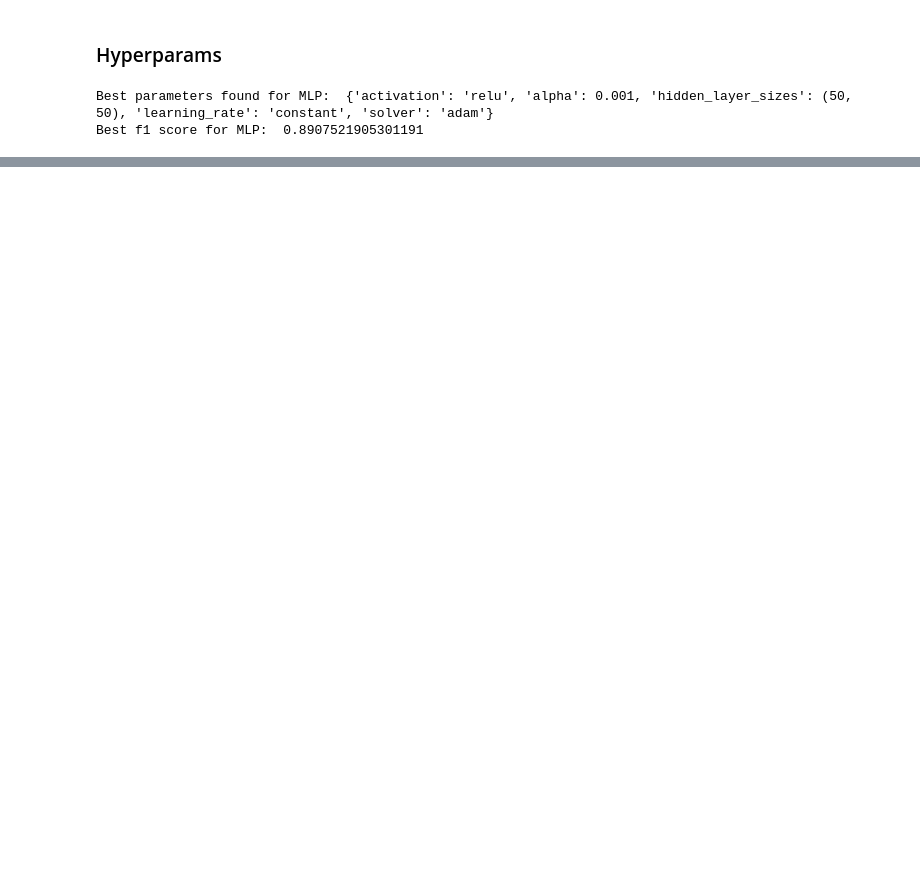
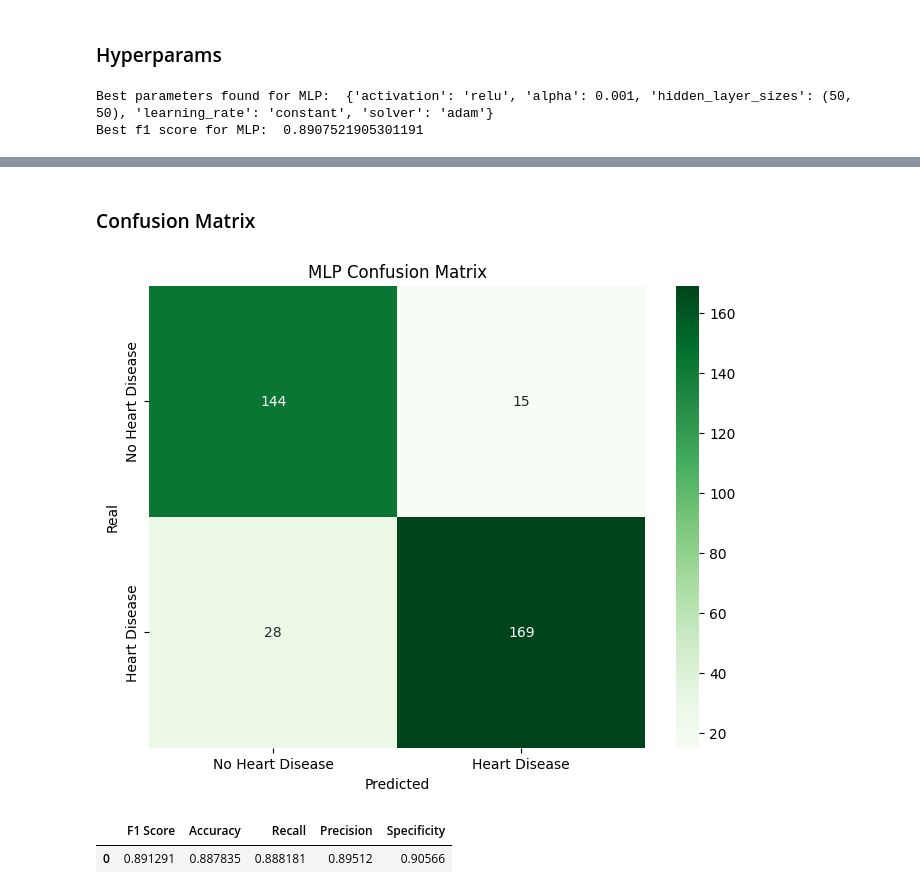
Before and after one commit to Carlos3du/PrognosisIschemicCardiovascular, a Jupyter notebook: notebook/notebook.ipynb, the cells around one changed output, grey strips where cells are left out. Drawn from its saved outputs; the diff is of its cells as text; code cells hidden in the pictures; blank space fills up the shorter version.

```diff
--- a/notebook/notebook.ipynb
+++ b/notebook/notebook.ipynb
@@ -527,0 +534,21 @@ grid_mlp(param_grid_mlp4, ind_params4)
+# %% [markdown]
+### Confusion Matrix
+# %%
+y_pred_mlp = mlp_final.predict(X_test)
+cm_mlp = confusion_matrix(y_test, y_pred_mlp)
+
+plt.figure(figsize=(8, 6))
+sns.heatmap(cm_mlp, annot=True, fmt='d', cmap='Greens', xticklabels=['No Heart Disease', 'Heart Disease'], yticklabels=['No Heart Disease', 'Heart Disease'])
+plt.title('MLP Confusion Matrix')
+plt.xlabel('Predicted')
+plt.ylabel('Real')
+plt.show()
+
+tn, fp, fn, tp = cm_mlp.ravel()
+specificity_mlp = tn / (tn + fp)
+mean_scores_mlp_df['Specificity'] = specificity_mlp
+mean_scores_mlp_df
+# %% [output]
+[figure, added]
+|  | F1 Score | Accuracy | Recall | Precision | Specificity |
+| 0 | 0.891291 | 0.887835 | 0.888181 | 0.89512 | 0.90566 |
```
Also changed, not shown: parts of 23 cells of this notebook.
